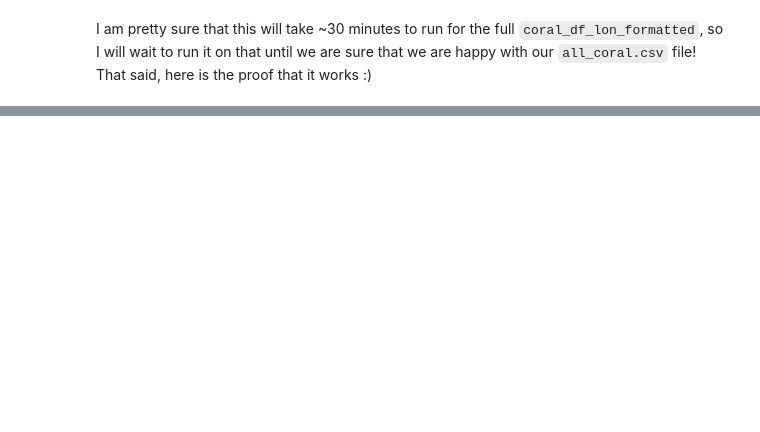
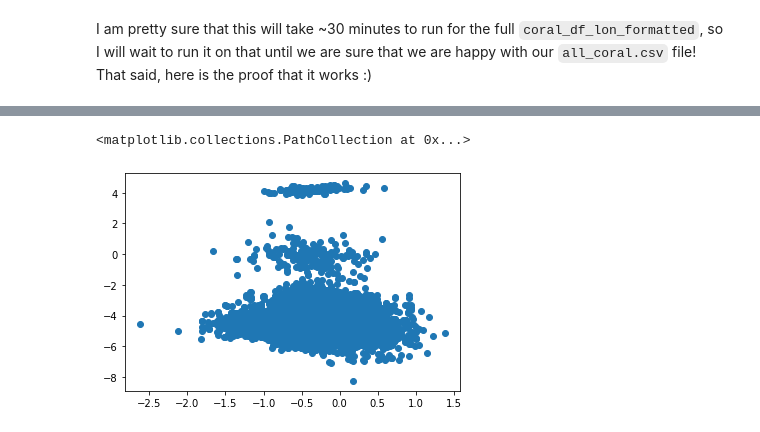
Before and after one commit to p-ai-org/p-climate, a Jupyter notebook: add_temp_coral.ipynb, the cells around one changed output, grey strips where cells are left out. Cells and saved outputs as stored; diff of their text form; code cells hidden in the pictures; blank space fills up the shorter version.

```diff
--- a/add_temp_coral.ipynb
+++ b/add_temp_coral.ipynb
@@ -448,0 +527,9 @@ coral_df_lon_formatted_with_temp
+# %%
+coral_df_lon_formatted_with_temp_outliers_removed = coral_df_lon_formatted_with_temp_outliers_removed[coral_df_lon_formatted_with_temp_outliers_removed['d18o'] > -9]
+# %%
+x = coral_df_lon_formatted_with_temp_outliers_removed['temp_anom']
+y= coral_df_lon_formatted_with_temp_outliers_removed['d18o']
+plt.scatter(x,y)
+# %% [output]
+<matplotlib.collections.PathCollection at 0x...>
+[figure, added]
```
Also changed, not shown: parts of 44 cells of this notebook.
